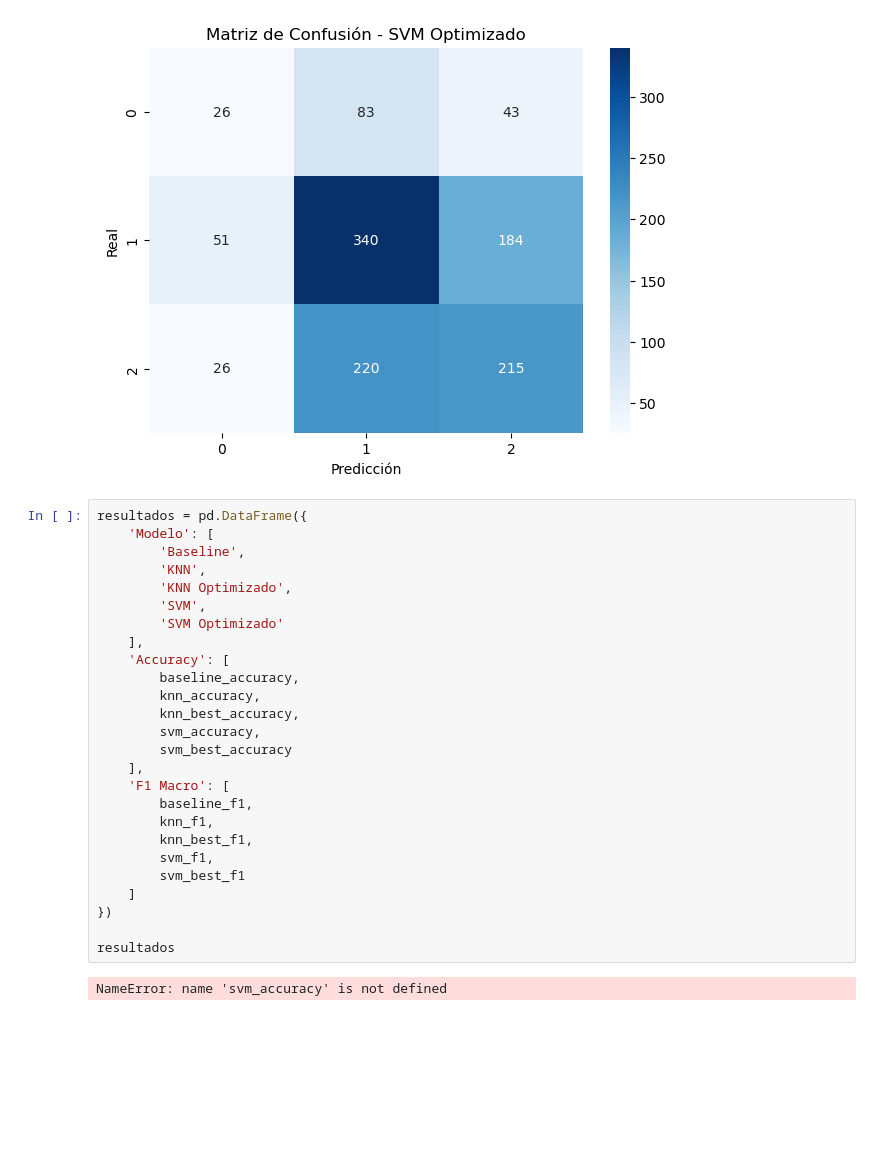
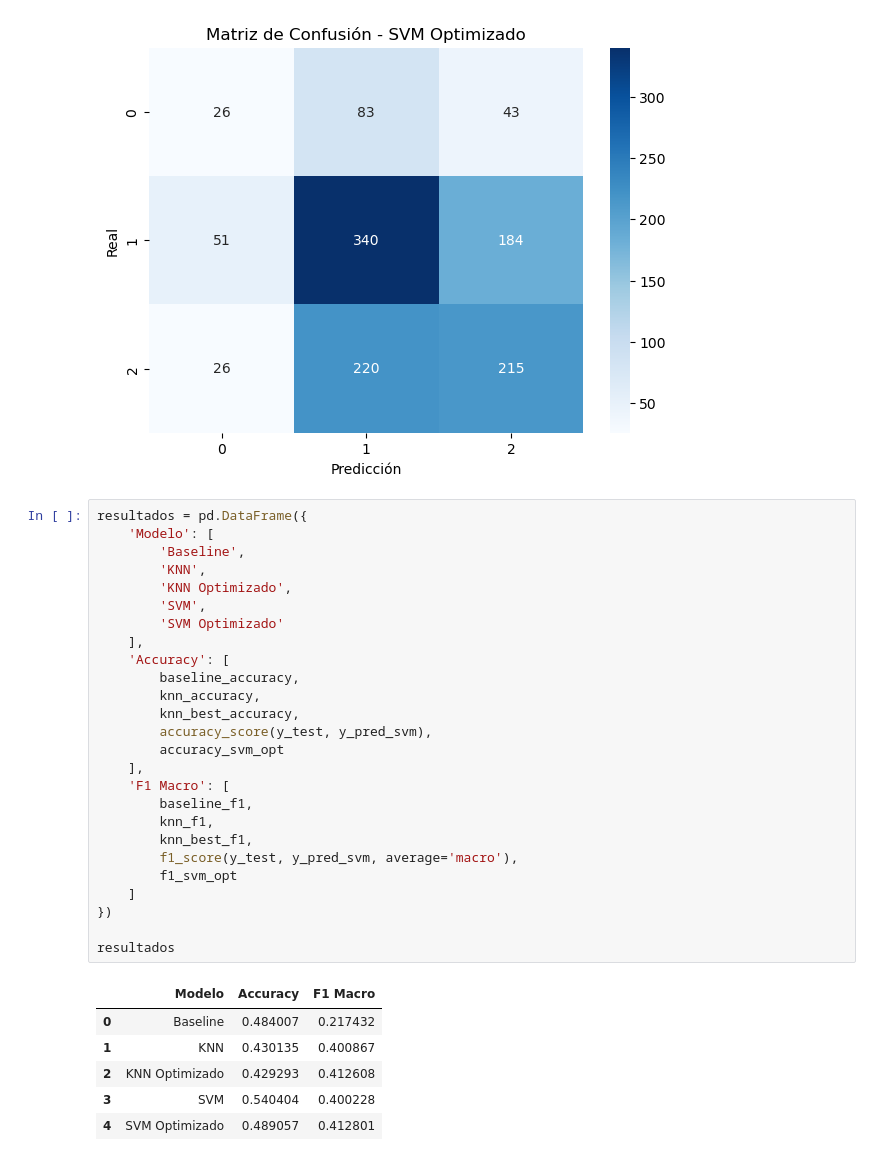
Before and after one commit to dvazquez1981/tp_final_AdM, a Jupyter notebook: TPG_Final.ipynb, the cells around one changed output. Drawn from its saved outputs; the diff is of its cells as text; blank space fills up the shorter version.

```diff
--- a/TPG_Final.ipynb
+++ b/TPG_Final.ipynb
@@ -2894,28 +2894,33 @@ plt.show()
 # %%
 resultados = pd.DataFrame({
     'Modelo': [
         'Baseline',
         'KNN',
         'KNN Optimizado',
         'SVM',
         'SVM Optimizado'
     ],
     'Accuracy': [
         baseline_accuracy,
         knn_accuracy,
         knn_best_accuracy,
-        svm_accuracy,
-        svm_best_accuracy
+        accuracy_score(y_test, y_pred_svm),
+        accuracy_svm_opt
     ],
     'F1 Macro': [
         baseline_f1,
         knn_f1,
         knn_best_f1,
-        svm_f1,
-        svm_best_f1
+        f1_score(y_test, y_pred_svm, average='macro'),
+        f1_svm_opt
     ]
 })
 
 resultados
 # %% [output]
-NameError: name 'svm_accuracy' is not defined
+|  | Modelo | Accuracy | F1 Macro |
+| 0 | Baseline | 0.484007 | 0.217432 |
+| 1 | KNN | 0.430135 | 0.400867 |
+| 2 | KNN Optimizado | 0.429293 | 0.412608 |
+| 3 | SVM | 0.540404 | 0.400228 |
+| 4 | SVM Optimizado | 0.489057 | 0.412801 |
```
Also changed, not shown: parts of 11 cells of this notebook.
